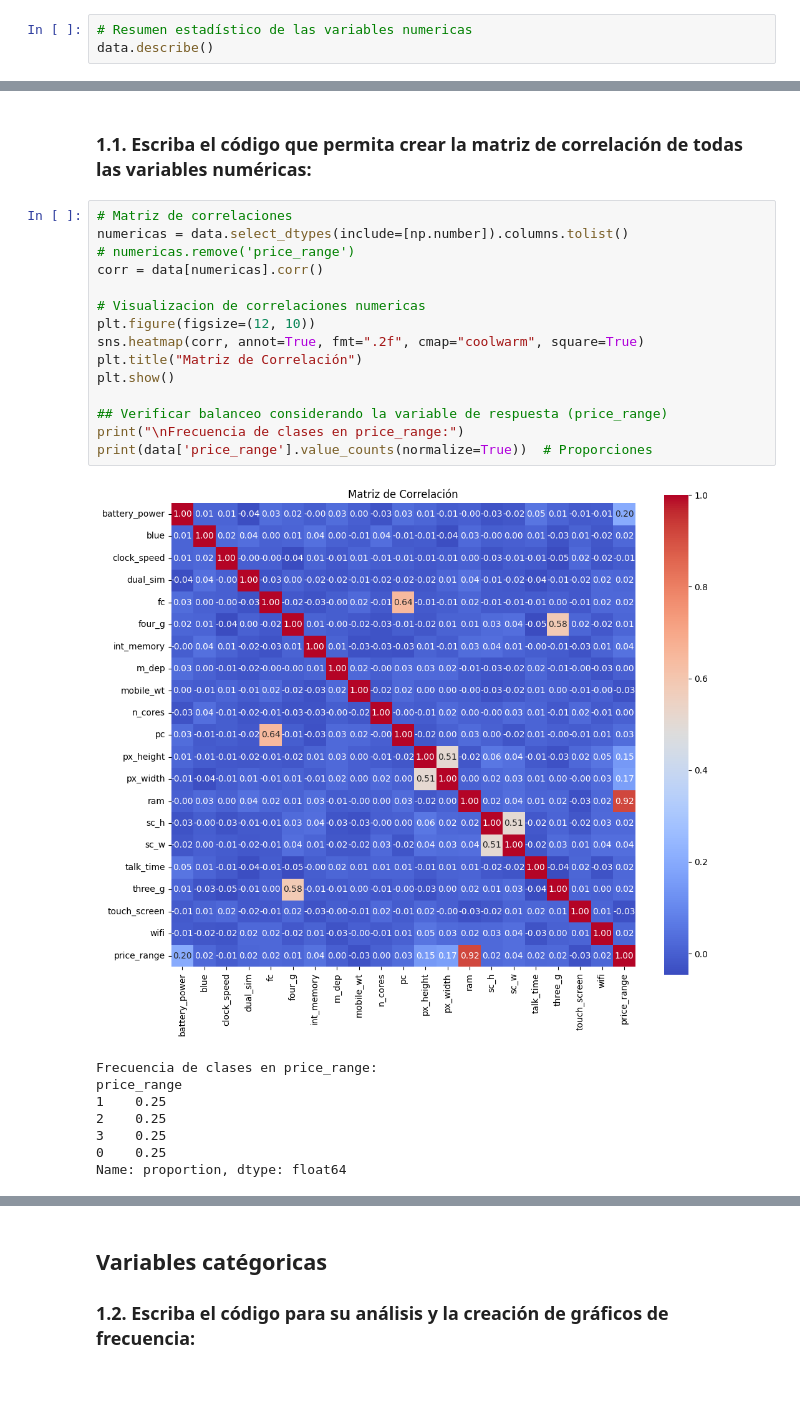
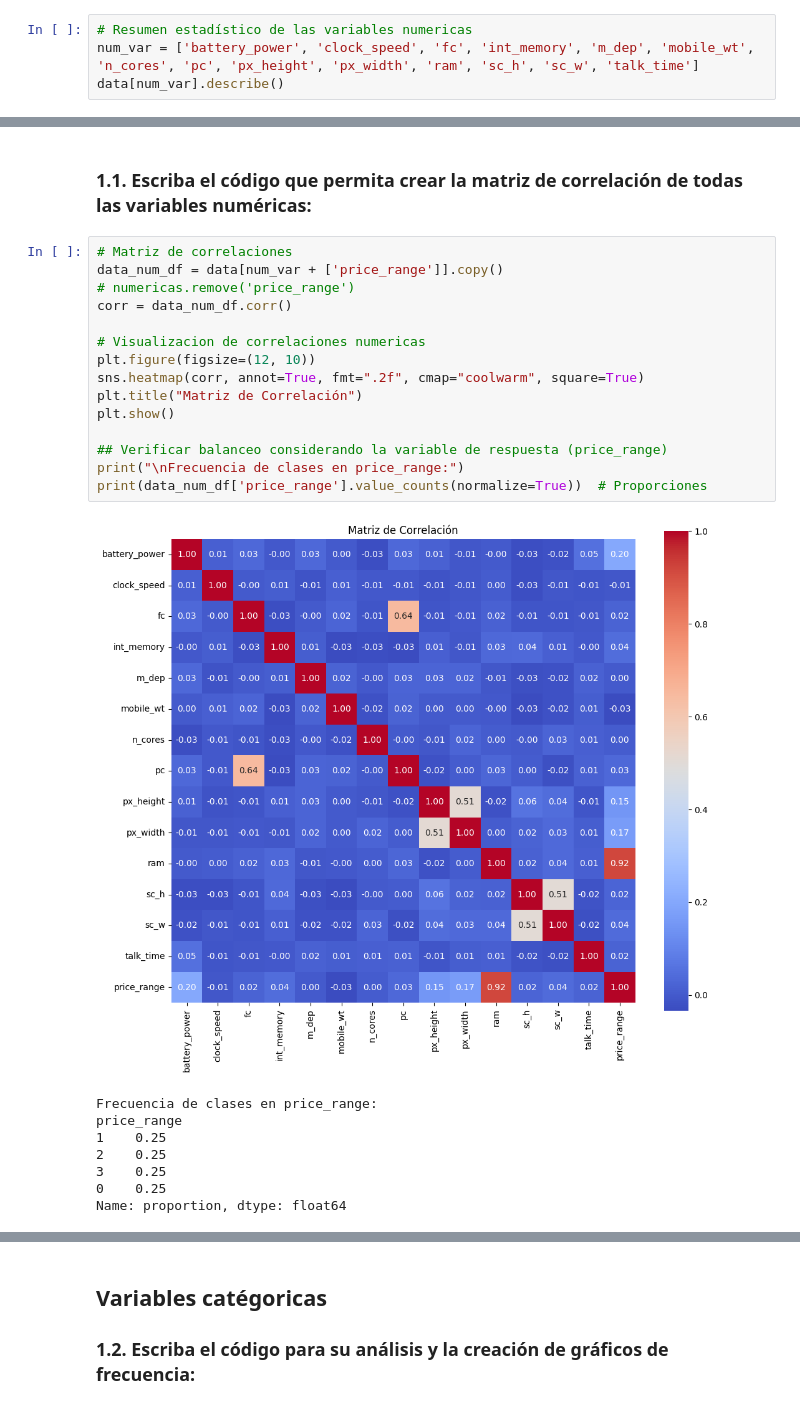
Before and after one commit to JoseAntonioMora/MaestriaInteligenciaArtificial, a Jupyter notebook: Aprendizaje Automatico/Tarea 2 - SVM - RNN/Actividad2_actualizado.ipynb, the cells around one changed output, grey strips where cells are left out. Cells and saved outputs as stored; diff of their text form.

```diff
--- a/Aprendizaje Automatico/Tarea 2 - SVM - RNN/Actividad2_actualizado.ipynb
+++ b/Aprendizaje Automatico/Tarea 2 - SVM - RNN/Actividad2_actualizado.ipynb
@@ -104,5 +104,6 @@ memory usage: 328.3 KB
 ## Variables numéricas
 # %%
 # Resumen estadístico de las variables numericas
-data.describe()
+num_var = ['battery_power', 'clock_speed', 'fc', 'int_memory', 'm_dep', 'mobile_wt', 'n_cores', 'pc', 'px_height', 'px_width', 'ram', 'sc_h', 'sc_w', 'talk_time']
+data[num_var].describe()
 # %% [output]
@@ -144,21 +120,21 @@ Name: count, dtype: int64
 ### **1.1. Escriba el código que permita crear la matriz de correlación de todas las variables numéricas:**
 # %%
 # Matriz de correlaciones
-numericas = data.select_dtypes(include=[np.number]).columns.tolist()
+data_num_df = data[num_var + ['price_range']].copy()
 # numericas.remove('price_range')
-corr = data[numericas].corr()
+corr = data_num_df.corr()
 
 # Visualizacion de correlaciones numericas
 plt.figure(figsize=(12, 10))
 sns.heatmap(corr, annot=True, fmt=".2f", cmap="coolwarm", square=True)
 plt.title("Matriz de Correlación")
 plt.show()
 
 ## Verificar balanceo considerando la variable de respuesta (price_range)
 print("\nFrecuencia de clases en price_range:")
-print(data['price_range'].value_counts(normalize=True))  # Proporciones
+print(data_num_df['price_range'].value_counts(normalize=True))  # Proporciones
 # %% [output]
-[figure, old version]
+[figure, new version]
 Frecuencia de clases en price_range:
 price_range
 1    0.25
```
Also changed, not shown: parts of 15 cells of this notebook.
